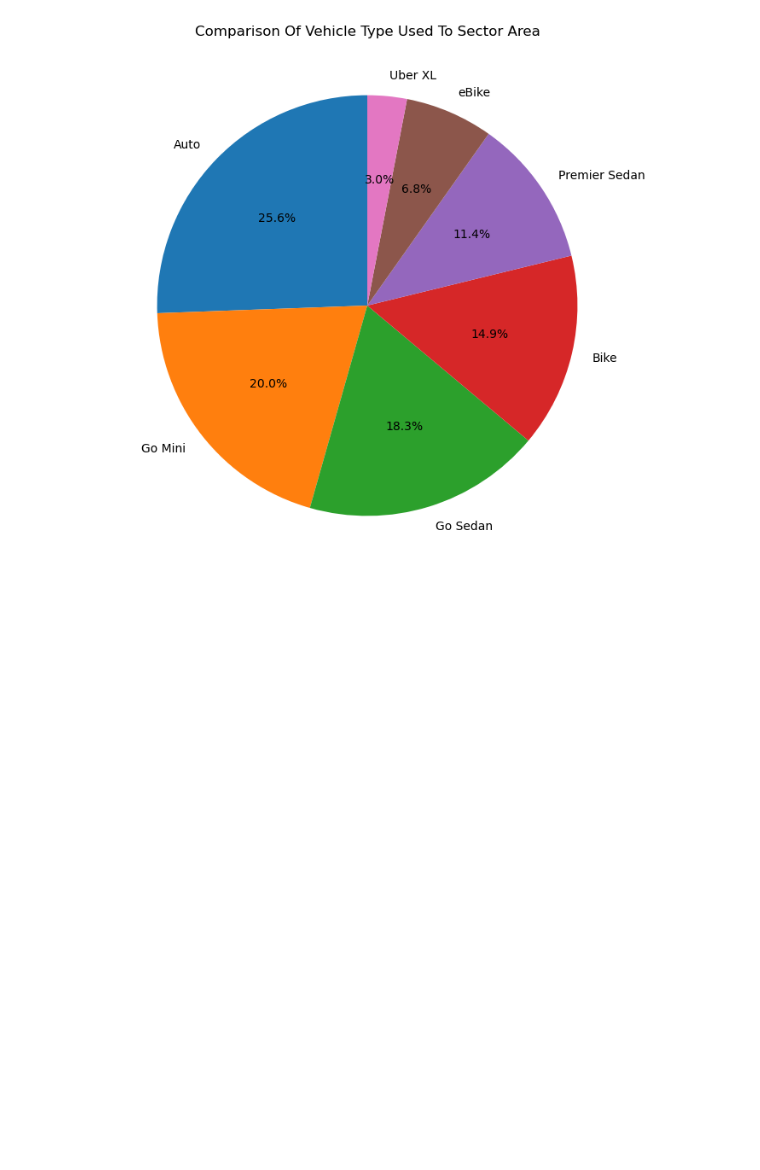
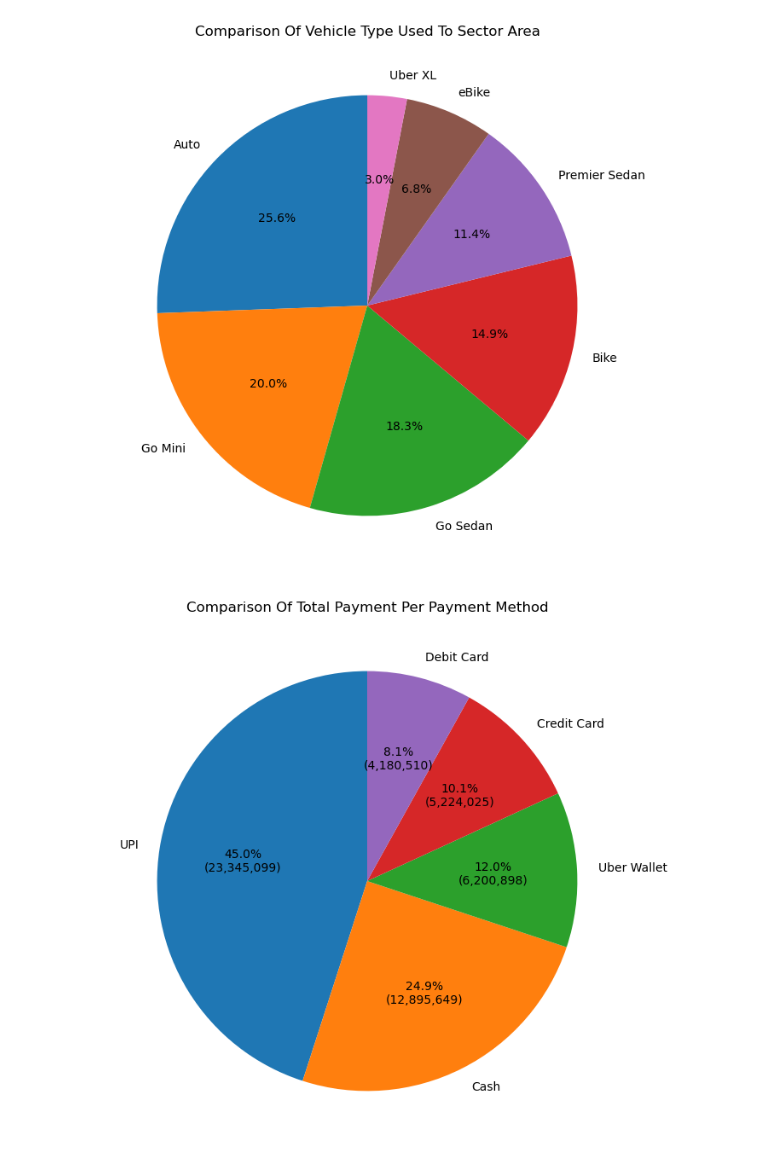
Before and after one commit to FlazeFy2/DS-Uber_Data_Analytics_Dashboard, a Jupyter notebook: exploratory data analysis-pie.ipynb, the cells around one changed output. Cells and saved outputs as stored; diff of their text form; code cells hidden in the pictures; blank space fills up the shorter version.

Commit message:
[DS] Exploratory Data Analysis (EDA) - Pie Chart Comparison Of Total Payment Per Payment Method

```diff
--- a/exploratory data analysis-pie.ipynb
+++ b/exploratory data analysis-pie.ipynb
@@ -601,3 +601,32 @@ plt.ylabel("")
 plt.show()
 # %% [output]
 [figure]
+# %%
+import pandas as pd
+import matplotlib.pyplot as plt
+
+df = pd.read_csv("ncr_ride_bookings.csv")
+
+# Exploratory Data Analysis (EDA) - Pie Chart Comparison Of Total Payment Per Payment Method
+# Remove null payment method
+payment_df = df[df["Payment Method"].notna()]
+
+# Dataset
+total_payment_context = payment_df.groupby("Payment Method")["Booking Value"].sum().sort_values(ascending=False)
+
+# Custom autopct function to show percentage and total nominal
+def autopct_with_nominal(values):
+    def my_autopct(pct):
+        total = sum(values)
+        nominal = pct * total / 100.0
+        return f'{pct:.1f}%\n({nominal:,.0f})'
+    return my_autopct
+
+# Pie Chart
+plt.figure(figsize=(8,8))
+total_payment_context.plot.pie(autopct=autopct_with_nominal(total_payment_context), startangle=90)
+plt.title("Comparison Of Total Payment Per Payment Method")
+plt.ylabel("")
+plt.show()
+# %% [output]
+[figure, added]
```
